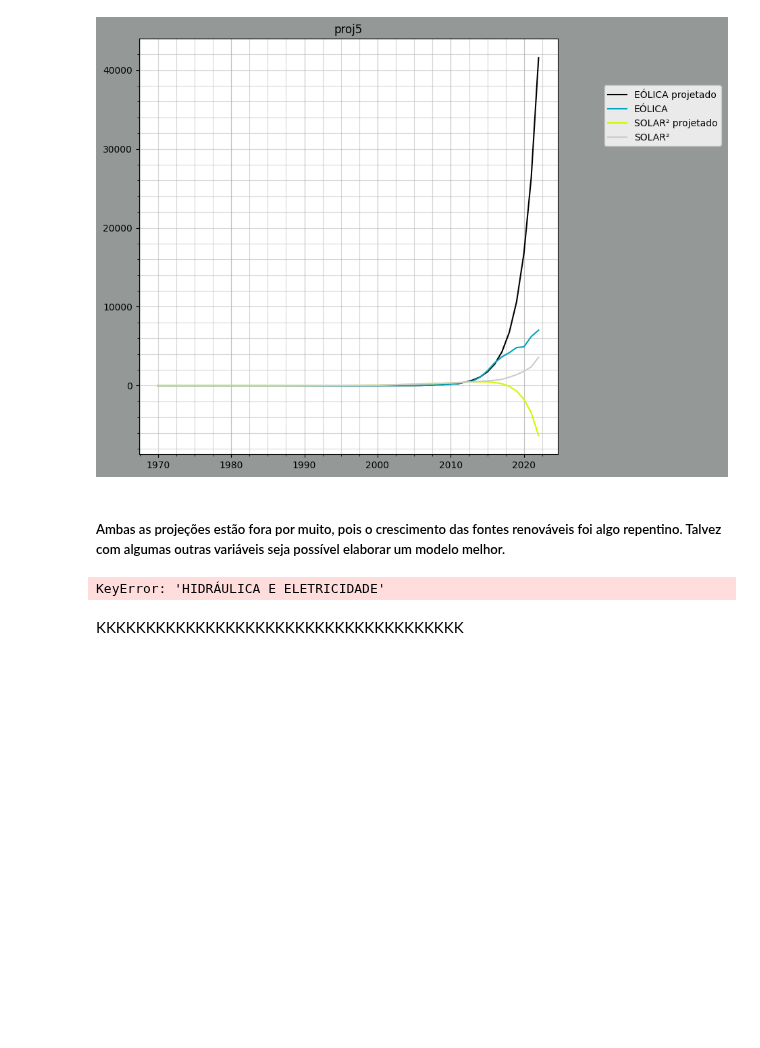
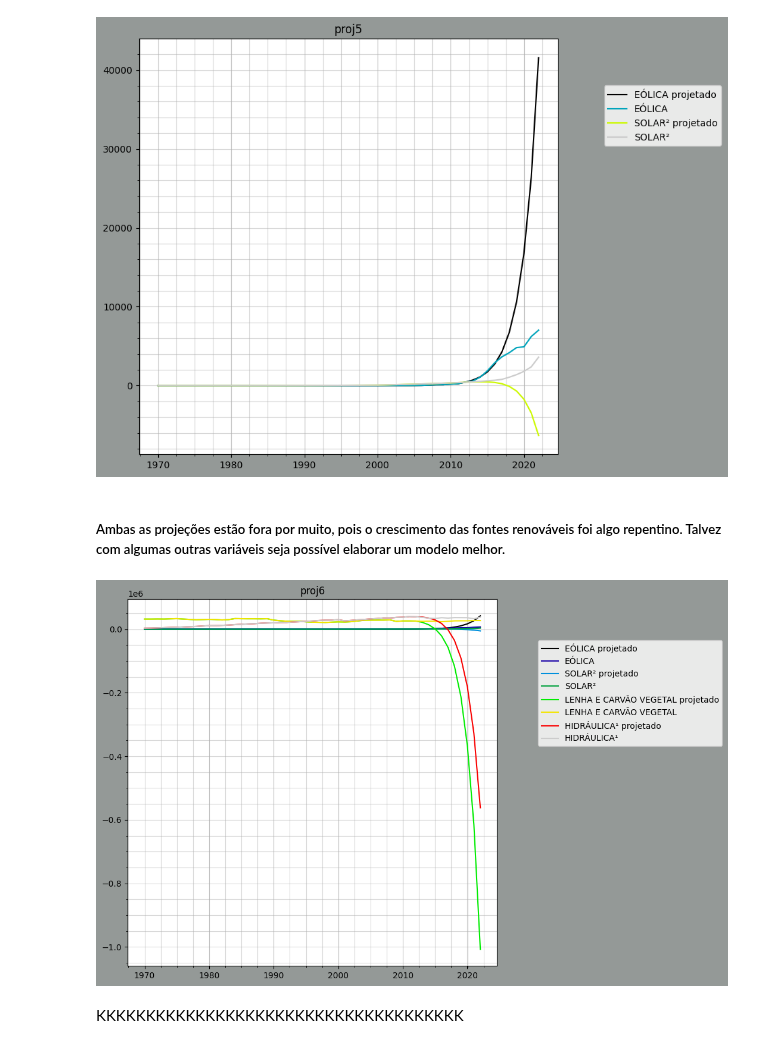
Before and after one commit to scrrpfv/projeto-ip, a Jupyter notebook: Analises/analise_projecao.ipynb, the cells around one changed output. Drawn from its saved outputs; the diff is of its cells as text; code cells hidden in the pictures; blank space fills up the shorter version.

```diff
--- a/Analises/analise_projecao.ipynb
+++ b/Analises/analise_projecao.ipynb
@@ -135,13 +135,13 @@ df.Plotting.autoplot('proj5')
 # %%
 proj6 = df.Projection.VAR(2012, [(2, 'EÓLICA'),
                                (2, 'SOLAR²'),
                                (2, 'LENHA E CARVÃO VEGETAL'),
-                               (2, 'HIDRÁULICA E ELETRICIDADE')],
+                               (2, 'HIDRÁULICA¹')],
                                'Projeção de consumo residencial e comercial')
 df.add_dataframe(proj6, 'proj6')
 df.Plotting.autoplot('proj6')
 # %% [output]
-KeyError: 'HIDRÁULICA E ELETRICIDADE'
+[figure, added]
 # %% [markdown]
 KKKKKKKKKKKKKKKKKKKKKKKKKKKKKKKKKKKKK
 # %% [markdown]
```
